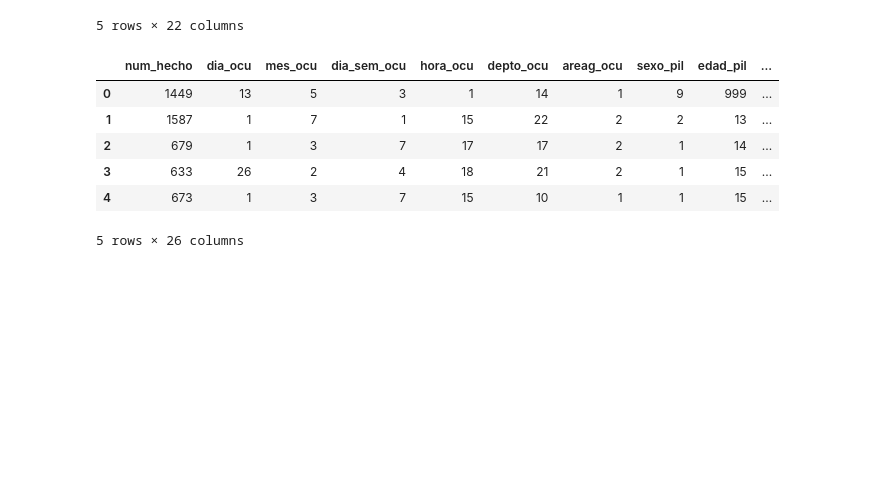
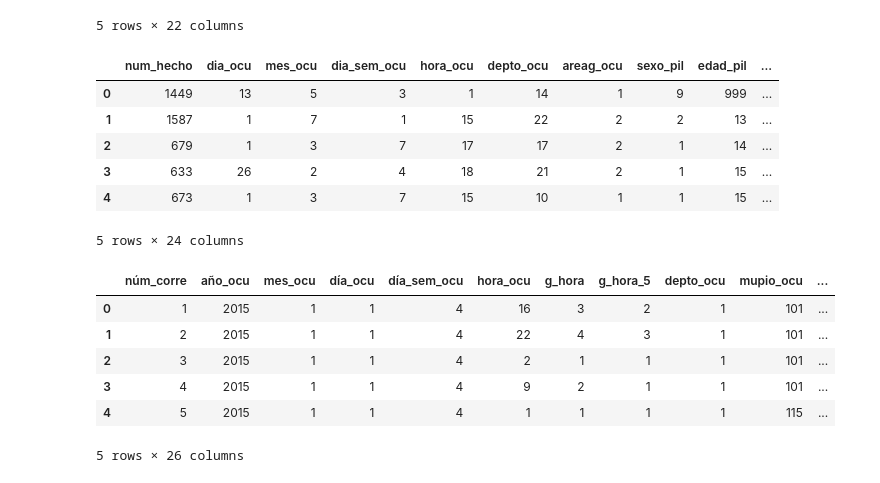
Before and after one commit to aaoeclipse/accidentesguatemala, a Jupyter notebook: DATA ACCIDENTS GUATEMALA.ipynb, the cells around one changed output. Cells and saved outputs as stored; diff of their text form; code cells hidden in the pictures; blank space fills up the shorter version.

```diff
--- a/DATA ACCIDENTS GUATEMALA.ipynb
+++ b/DATA ACCIDENTS GUATEMALA.ipynb
@@ -531,14 +531,14 @@ car_accidents_2014.rename(columns={'sexo_con': 'sexo_pil'}, inplace=True)
 car_accidents_2014.rename(columns={'edad_con': 'edad_pil'}, inplace=True)
 car_accidents_2014.rename(columns={'g_edad': 'g_edad_2'}, inplace=True)
 car_accidents_2014.rename(columns={'mayor_menor': 'edad_m1'}, inplace=True)
-car_accidents_2014.rename(columns={'estad_con': 'estado_pil'}, inplace=True)
+car_accidents_2014.rename(columns={'estado_con': 'estado_pil'}, inplace=True)
 car_accidents_2014.rename(columns={'tipo_veh': 'tipo_vehi'}, inplace=True)
 car_accidents_2014.rename(columns={'modelo_veh': 'modelo_vehi'}, inplace=True)
 car_accidents_2014.rename(columns={'color_veh': 'color_vehi'}, inplace=True)
 car_accidents_2014.rename(columns={'marca_veh': 'marca_vehi'}, inplace=True)
 
 
-car_accidents_2014['cauca_acc'] = 99
+car_accidents_2014['causa_acc'] = 99
 
 
 def g_edad_nuevo(edadExacta):
@@ -570,4 +570,14 @@ car_accidents_2009_2014.head()
 | 2 | 679 | 1 | 3 | 7 | 17 | 17 | 2 | 1 | 14 | ... |
 | 3 | 633 | 26 | 2 | 4 | 18 | 21 | 2 | 1 | 15 | ... |
 | 4 | 673 | 1 | 3 | 7 | 15 | 10 | 1 | 1 | 15 | ... |
-5 rows × 26 columns
+5 rows × 24 columns
+# %%
+car_accidents_2015.head()
+# %% [output]
+|  | núm_corre | año_ocu | mes_ocu | día_ocu | día_sem_ocu | hora_ocu | g_hora | g_hora_5 | depto_ocu | mupio_ocu | ... |
+| 0 | 1 | 2015 | 1 | 1 | 4 | 16 | 3 | 2 | 1 | 101 | ... |
+| 1 | 2 | 2015 | 1 | 1 | 4 | 22 | 4 | 3 | 1 | 101 | ... |
+| 2 | 3 | 2015 | 1 | 1 | 4 | 2 | 1 | 1 | 1 | 101 | ... |
+| 3 | 4 | 2015 | 1 | 1 | 4 | 9 | 2 | 1 | 1 | 101 | ... |
+| 4 | 5 | 2015 | 1 | 1 | 4 | 1 | 1 | 1 | 1 | 115 | ... |
+5 rows × 26 columns
```
Also changed, not shown: parts of 1 cell of this notebook, 1 other file.
